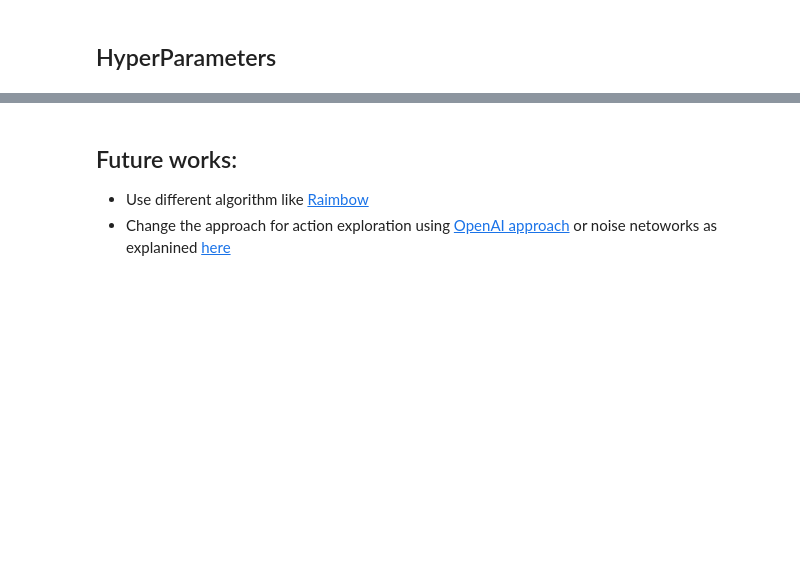
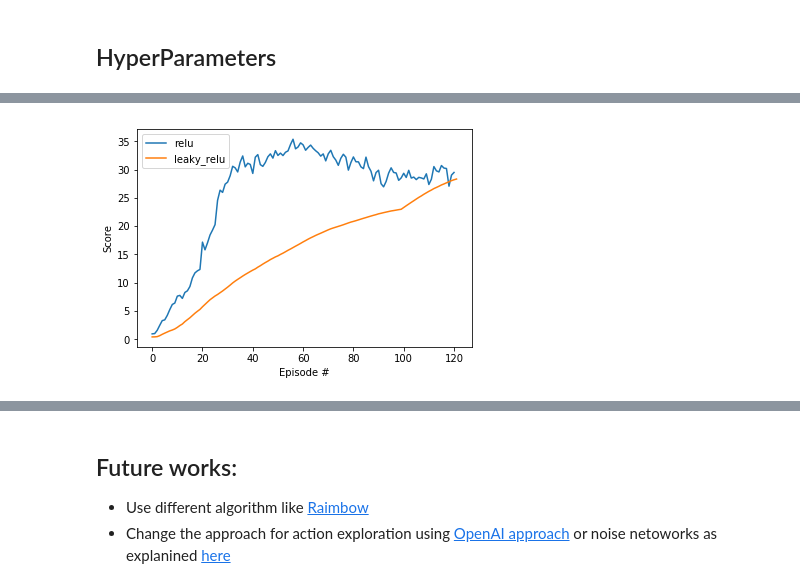
Before and after one commit to antoniopenta/deep_reinforcement_learning, a Jupyter notebook: drl_continous_control/jupyter/notebook_continuous_control.ipynb, the cells around one changed output, grey strips where cells are left out. Cells and saved outputs as stored; diff of their text form; code cells hidden in the pictures; blank space fills up the shorter version.

```diff
--- a/drl_continous_control/jupyter/notebook_continuous_control.ipynb
+++ b/drl_continous_control/jupyter/notebook_continuous_control.ipynb
@@ -87,0 +256,25 @@ N_TIME_STEPS = 20       # every n time step do update
+# %%
+import numpy as np
+import matplotlib.pyplot as plt
+import pylab
+%matplotlib inline
+#i load only the first run scores,
+path_scores = '../data/scores_relu.txt'
+with open(path_scores) as f:
+    array_scores_relu = np.array([float(item) for item in f.readlines()])
+
+path_scores = '../data/scores_leaky_relu.txt'
+with open(path_scores) as f:
+    array_scores_leaky_relu = np.array([float(item) for item in f.readlines()])
+
+# plot the scores
+fig = plt.figure()
+ax = fig.add_subplot(111)
+plt.plot(np.arange(len(array_scores_relu)), array_scores_relu,label='relu')
+plt.plot(np.arange(len(array_scores_leaky_relu)), array_scores_leaky_relu,label='leaky_relu')
+plt.ylabel('Score')
+plt.xlabel('Episode #')
+pylab.legend(loc='upper left')
+plt.show()
+# %% [output]
+[figure, added]
```
Also changed, not shown: parts of 9 cells of this notebook, 10 other files.
